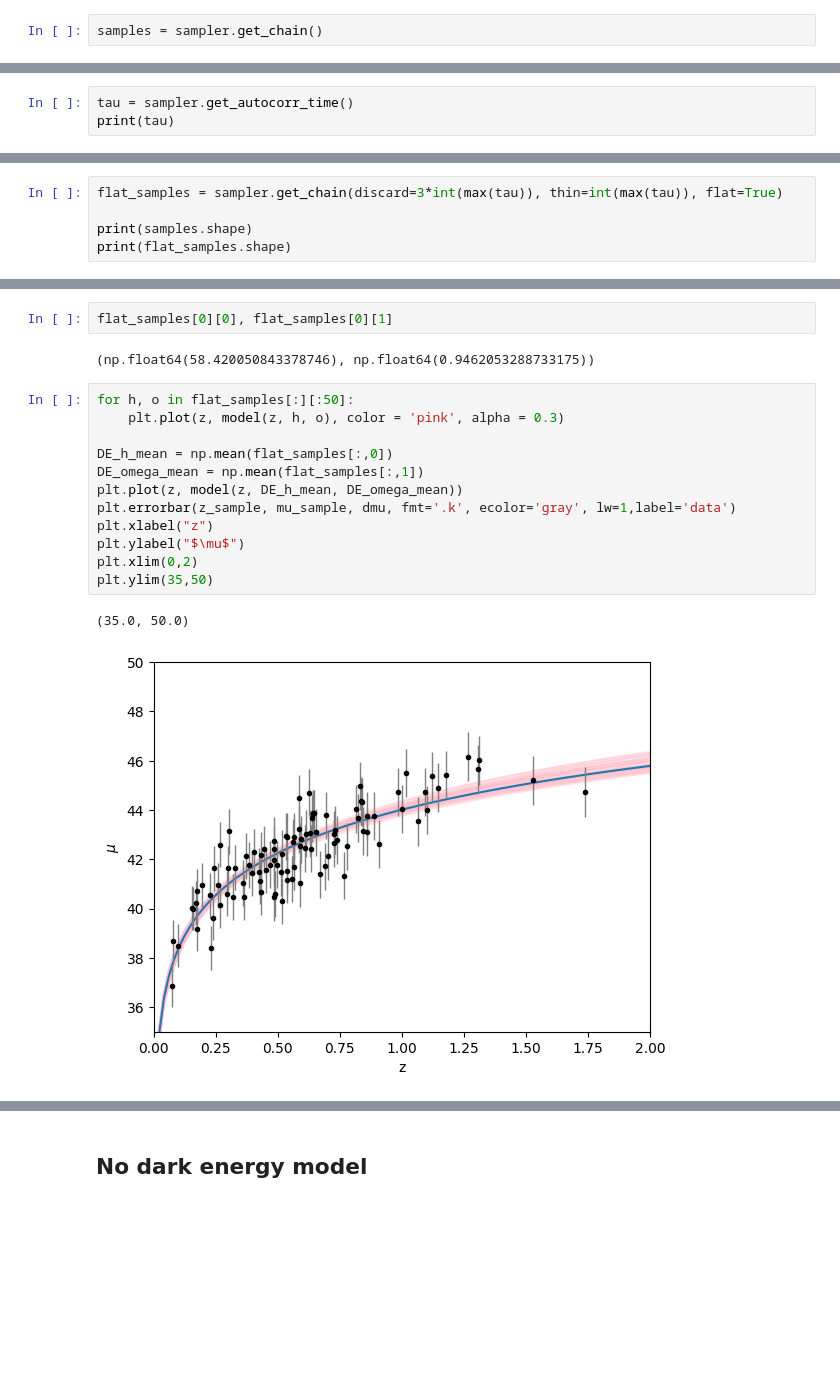
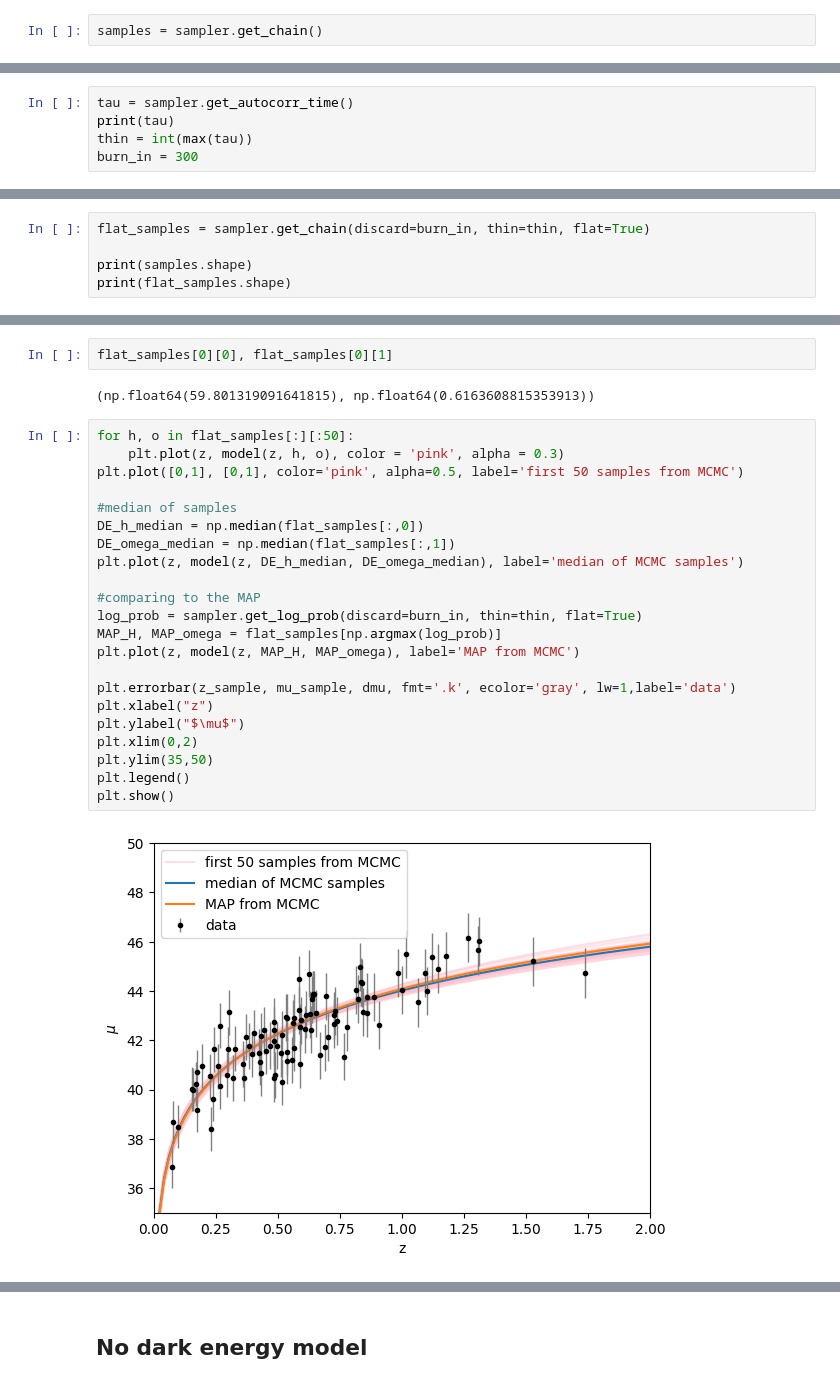
Before and after one commit to lisam10/astrostatistics_bicocca_2024, a Jupyter notebook: working/W18_GPR.ipynb, the cells around one changed output, grey strips where cells are left out. Saved outputs shown, nothing was run; the diff lists cells and outputs as text; blank space fills up the shorter version.

```diff
--- a/working/W18_GPR.ipynb
+++ b/working/W18_GPR.ipynb
@@ -238,4 +238,6 @@ plt.show()
 # %%
 tau = sampler.get_autocorr_time()
 print(tau)
+thin = int(max(tau))
+burn_in = 300
 # %% [output]
@@ -243,5 +245,5 @@ print(tau)
 # %%
-flat_samples = sampler.get_chain(discard=3*int(max(tau)), thin=int(max(tau)), flat=True)
+flat_samples = sampler.get_chain(discard=burn_in, thin=thin, flat=True)
 
 print(samples.shape)
 print(flat_samples.shape)
@@ -255,19 +257,28 @@ fig = corner.corner(flat_samples, labels=[r'$H_0$',r'$\Omega_m$'], levels=[0.68,
 # %%
 flat_samples[0][0], flat_samples[0][1]
 # %% [output]
-(np.float64(58.420050843378746), np.float64(0.9462053288733175))
+(np.float64(59.801319091641815), np.float64(0.6163608815353913))
 # %%
 for h, o in flat_samples[:][:50]:
     plt.plot(z, model(z, h, o), color = 'pink', alpha = 0.3)
+plt.plot([0,1], [0,1], color='pink', alpha=0.5, label='first 50 samples from MCMC')
 
-DE_h_mean = np.mean(flat_samples[:,0])
-DE_omega_mean = np.mean(flat_samples[:,1])
-plt.plot(z, model(z, DE_h_mean, DE_omega_mean))
+#median of samples
+DE_h_median = np.median(flat_samples[:,0])
+DE_omega_median = np.median(flat_samples[:,1])
+plt.plot(z, model(z, DE_h_median, DE_omega_median), label='median of MCMC samples')
+
+#comparing to the MAP
+log_prob = sampler.get_log_prob(discard=burn_in, thin=thin, flat=True)
+MAP_H, MAP_omega = flat_samples[np.argmax(log_prob)]
+plt.plot(z, model(z, MAP_H, MAP_omega), label='MAP from MCMC')
+
 plt.errorbar(z_sample, mu_sample, dmu, fmt='.k', ecolor='gray', lw=1,label='data')
 plt.xlabel("z")
 plt.ylabel("$\mu$")
 plt.xlim(0,2)
 plt.ylim(35,50)
+plt.legend()
+plt.show()
 # %% [output]
-(35.0, 50.0)
-[figure, old version]
+[figure, new version]
```
Also changed, not shown: parts of 32 cells of this notebook.
